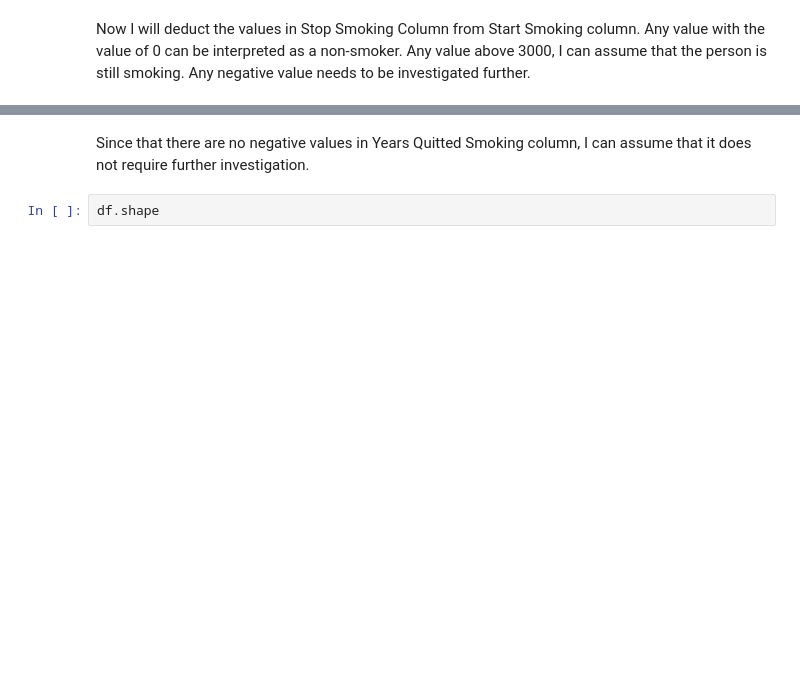
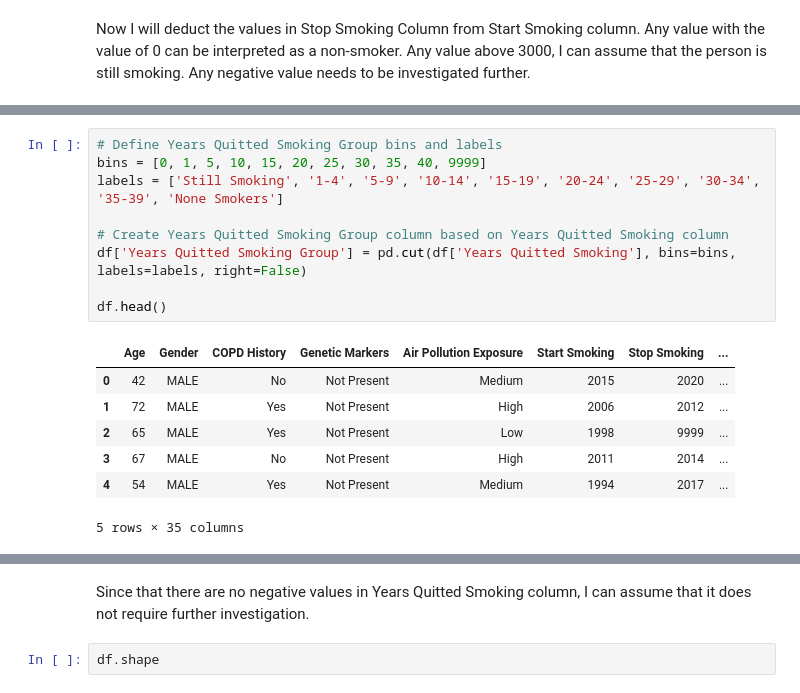
Before and after one commit to risen-dereklim12/MLProject2, a Jupyter notebook: eda.ipynb, the cells around one changed output, grey strips where cells are left out. Drawn from its saved outputs; the diff is of its cells as text; blank space fills up the shorter version.

```diff
--- a/eda.ipynb
+++ b/eda.ipynb
@@ -384,0 +820,17 @@ df.head()
+# %%
+# Define Years Quitted Smoking Group bins and labels
+bins = [0, 1, 5, 10, 15, 20, 25, 30, 35, 40, 9999]
+labels = ['Still Smoking', '1-4', '5-9', '10-14', '15-19', '20-24', '25-29', '30-34', '35-39', 'None Smokers']
+
+# Create Years Quitted Smoking Group column based on Years Quitted Smoking column
+df['Years Quitted Smoking Group'] = pd.cut(df['Years Quitted Smoking'], bins=bins, labels=labels, right=False)
+
+df.head()
+# %% [output]
+|  | Age | Gender | COPD History | Genetic Markers | Air Pollution Exposure | Start Smoking | Stop Smoking | ... |
+| 0 | 42 | MALE | No | Not Present | Medium | 2015 | 2020 | ... |
+| 1 | 72 | MALE | Yes | Not Present | High | 2006 | 2012 | ... |
+| 2 | 65 | MALE | Yes | Not Present | Low | 1998 | 9999 | ... |
+| 3 | 67 | MALE | No | Not Present | High | 2011 | 2014 | ... |
+| 4 | 54 | MALE | Yes | Not Present | Medium | 1994 | 2017 | ... |
+5 rows × 35 columns
```
Also changed, not shown: parts of 77 cells of this notebook, 5 other files.
